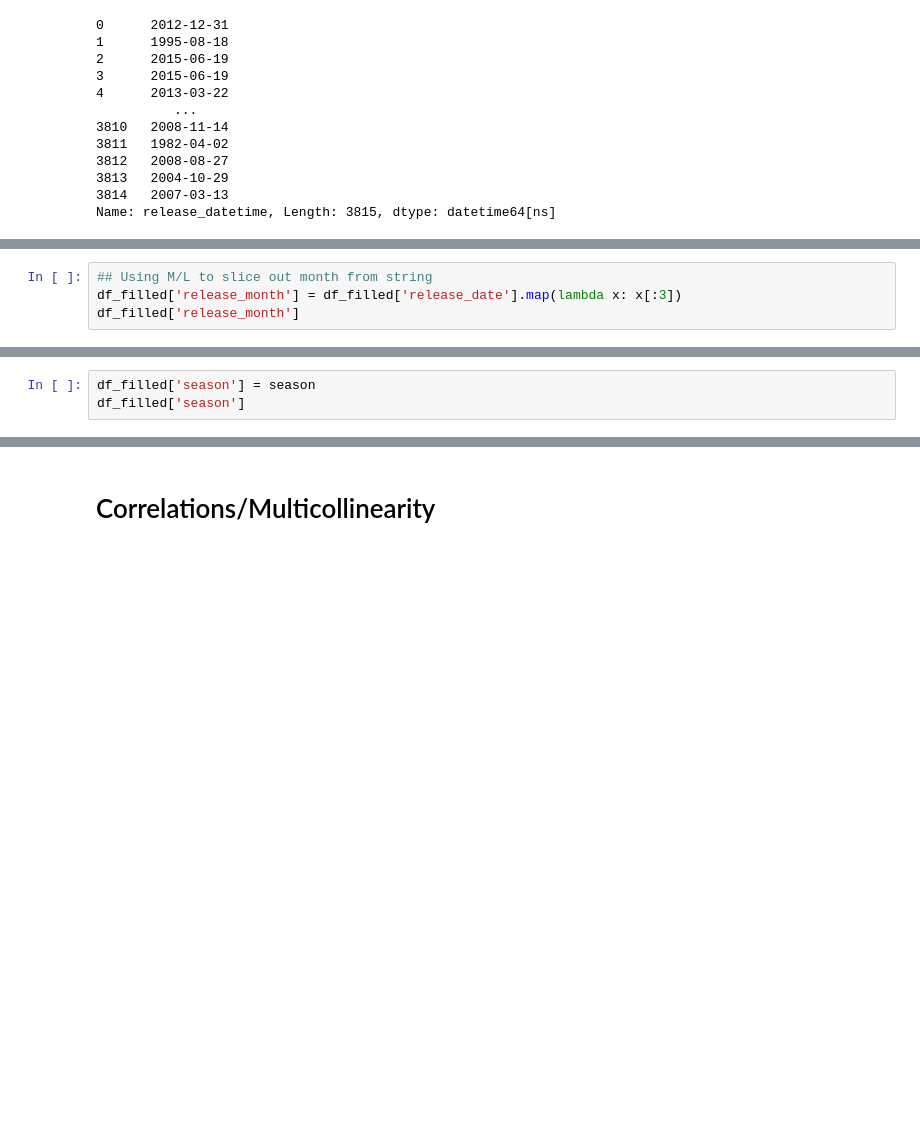
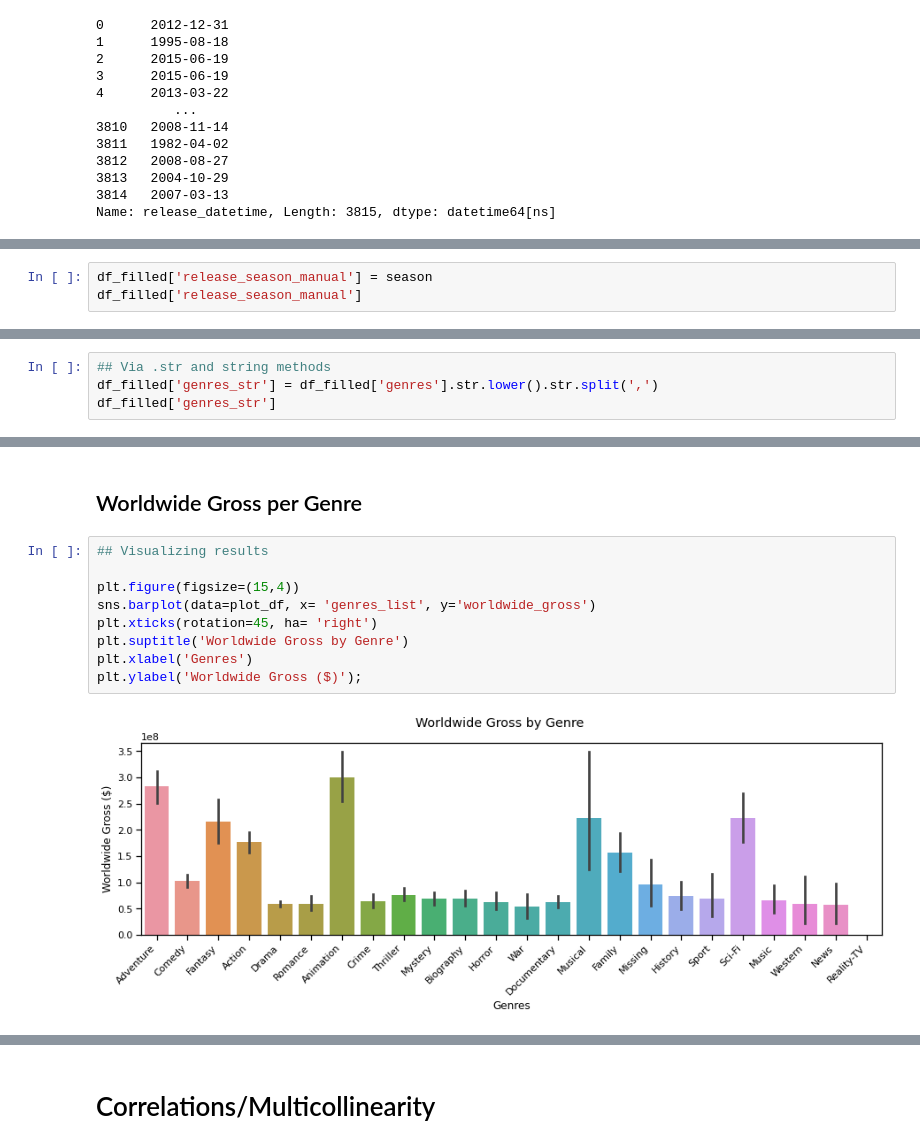
Before and after one commit to BenJMcCarty/BMC_P1P_Redo, a Jupyter notebook: student.ipynb, the cells around one changed output, grey strips where cells are left out. Cells and saved outputs as stored; diff of their text form; blank space fills up the shorter version.

```diff
--- a/student.ipynb
+++ b/student.ipynb
@@ -428,4 +453,0 @@ df_filled['release_month'] = release_month
-# %%
-## Using M/L to slice out month from string
-df_filled['release_month'] = df_filled['release_date'].map(lambda x: x[:3])
-df_filled['release_month']
@@ -476,0 +484,3 @@ Name: genres, Length: 3815, dtype: object
+# %%
+df_filled['release_season_manual'] = season
+df_filled['release_season_manual']
@@ -523,3 +517,0 @@ for month in df_filled['release_month']:
-# %%
-df_filled['season'] = season
-df_filled['season']
@@ -677,0 +538,4 @@ plt.ylabel('Worldwide Gross ($)');
+# %%
+## Via .str and string methods
+df_filled['genres_str'] = df_filled['genres'].str.lower().str.split(',')
+df_filled['genres_str']
@@ -677,0 +575,13 @@ plt.ylabel('Worldwide Gross ($)');
+# %% [markdown]
+## Worldwide Gross per Genre
+# %%
+## Visualizing results
+
+plt.figure(figsize=(15,4))
+sns.barplot(data=plot_df, x= 'genres_list', y='worldwide_gross')
+plt.xticks(rotation=45, ha= 'right')
+plt.suptitle('Worldwide Gross by Genre')
+plt.xlabel('Genres')
+plt.ylabel('Worldwide Gross ($)');
+# %% [output]
+[figure, added]
```
Also changed, not shown: parts of 85 cells of this notebook.
